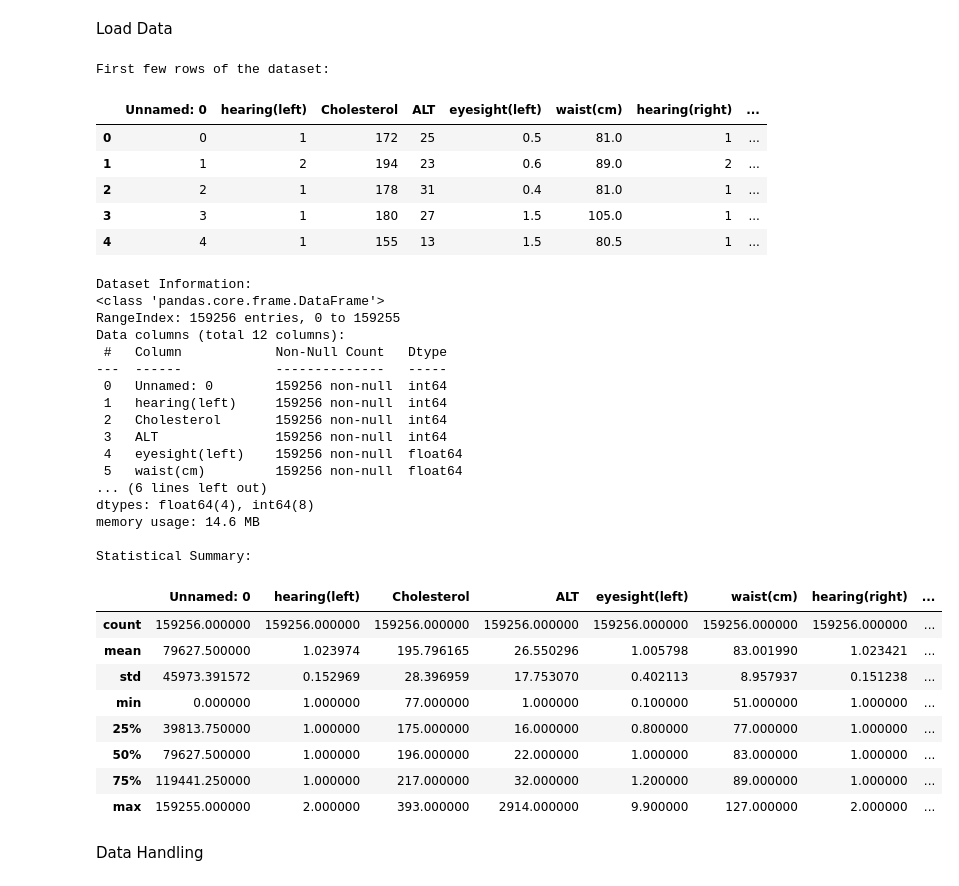
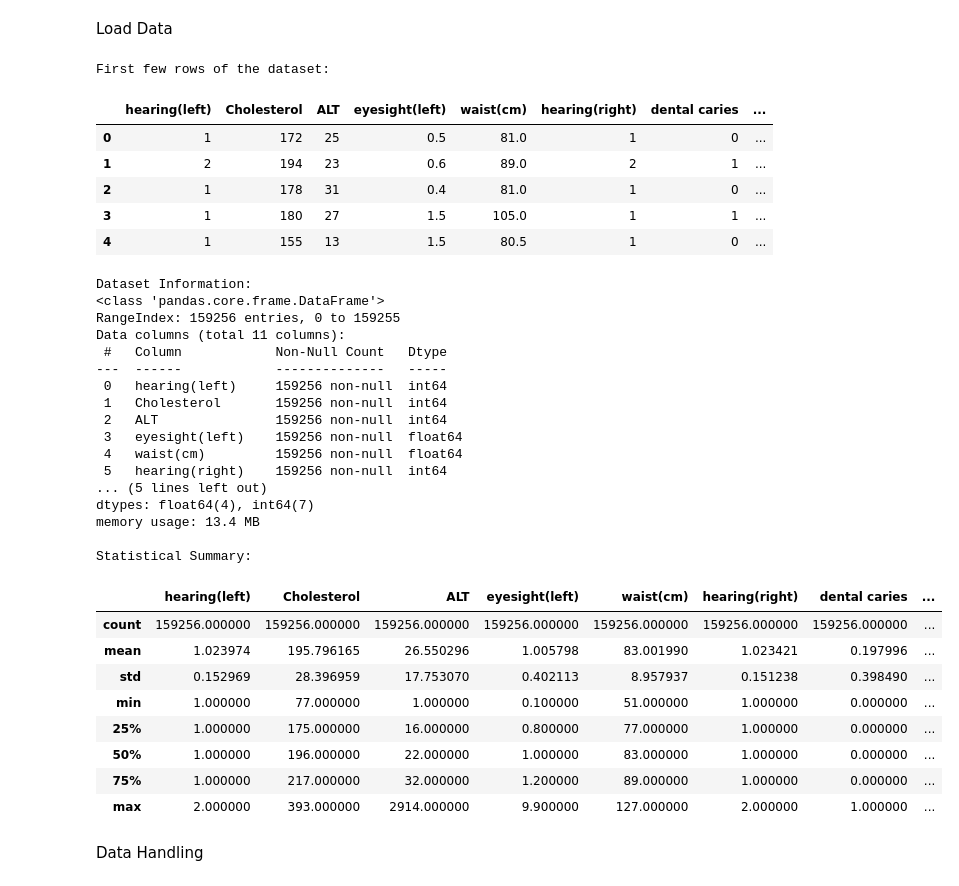
Before and after one commit to perfectdude719/machine_learning, a Jupyter notebook: assignment3/Alaa_Trial.ipynb, the cells around one changed output. Drawn from its saved outputs; the diff is of its cells as text; code cells hidden in the pictures.

```diff
--- a/assignment3/Alaa_Trial.ipynb
+++ b/assignment3/Alaa_Trial.ipynb
@@ -38,52 +63,58 @@ sample_df.to_csv(output_path)   #From HERE YOU CAN SPLIT FOR TRAIN ,VALID AND TE
 Load Data
 # %%
 # Load the dataset
-data = pd.read_csv("MyData.csv")  # Replace with your dataset filename
+data = pd.read_csv("MyData.csv")
+
+# Drop the unnamed first column
+data = data.drop(data.columns[0], axis=1)
+
+# Save the updated dataset back to csv
+data.to_csv("MyData.csv", index=False)
 
 # Display the first few rows
 print("First few rows of the dataset:")
 display(data.head())
 
 # Overview of the dataset
 print("\nDataset Information:")
 data.info()
 
 print("\nStatistical Summary:")
 display(data.describe())
 # %% [output]
 First few rows of the dataset:
-|  | Unnamed: 0 | hearing(left) | Cholesterol | ALT | eyesight(left) | waist(cm) | hearing(right) | ... |
-| 0 | 0 | 1 | 172 | 25 | 0.5 | 81.0 | 1 | ... |
-| 1 | 1 | 2 | 194 | 23 | 0.6 | 89.0 | 2 | ... |
-| 2 | 2 | 1 | 178 | 31 | 0.4 | 81.0 | 1 | ... |
-| 3 | 3 | 1 | 180 | 27 | 1.5 | 105.0 | 1 | ... |
-| 4 | 4 | 1 | 155 | 13 | 1.5 | 80.5 | 1 | ... |
+|  | hearing(left) | Cholesterol | ALT | eyesight(left) | waist(cm) | hearing(right) | dental caries | ... |
+| 0 | 1 | 172 | 25 | 0.5 | 81.0 | 1 | 0 | ... |
+| 1 | 2 | 194 | 23 | 0.6 | 89.0 | 2 | 1 | ... |
+| 2 | 1 | 178 | 31 | 0.4 | 81.0 | 1 | 0 | ... |
+| 3 | 1 | 180 | 27 | 1.5 | 105.0 | 1 | 1 | ... |
+| 4 | 1 | 155 | 13 | 1.5 | 80.5 | 1 | 0 | ... |
 Dataset Information:
 <class 'pandas.core.frame.DataFrame'>
 RangeIndex: 159256 entries, 0 to 159255
-Data columns (total 12 columns):
+Data columns (total 11 columns):
  #   Column            Non-Null Count   Dtype
 ---  ------            --------------   -----
- 0   Unnamed: 0        159256 non-null  int64
- 1   hearing(left)     159256 non-null  int64
- 2   Cholesterol       159256 non-null  int64
- 3   ALT               159256 non-null  int64
- 4   eyesight(left)    159256 non-null  float64
- 5   waist(cm)         159256 non-null  float64
-... (6 lines left out)
-dtypes: float64(4), int64(8)
-memory usage: 14.6 MB
+ 0   hearing(left)     159256 non-null  int64
+ 1   Cholesterol       159256 non-null  int64
+ 2   ALT               159256 non-null  int64
+ 3   eyesight(left)    159256 non-null  float64
+ 4   waist(cm)         159256 non-null  float64
+ 5   hearing(right)    159256 non-null  int64
+... (5 lines left out)
+dtypes: float64(4), int64(7)
+memory usage: 13.4 MB
 
 Statistical Summary:
-|  | Unnamed: 0 | hearing(left) | Cholesterol | ALT | eyesight(left) | waist(cm) | hearing(right) | ... |
+|  | hearing(left) | Cholesterol | ALT | eyesight(left) | waist(cm) | hearing(right) | dental caries | ... |
 | count | 159256.000000 | 159256.000000 | 159256.000000 | 159256.000000 | 159256.000000 | 159256.000000 | 159256.000000 | ... |
-| mean | 79627.500000 | 1.023974 | 195.796165 | 26.550296 | 1.005798 | 83.001990 | 1.023421 | ... |
-| std | 45973.391572 | 0.152969 | 28.396959 | 17.753070 | 0.402113 | 8.957937 | 0.151238 | ... |
-| min | 0.000000 | 1.000000 | 77.000000 | 1.000000 | 0.100000 | 51.000000 | 1.000000 | ... |
-| 25% | 39813.750000 | 1.000000 | 175.000000 | 16.000000 | 0.800000 | 77.000000 | 1.000000 | ... |
-| 50% | 79627.500000 | 1.000000 | 196.000000 | 22.000000 | 1.000000 | 83.000000 | 1.000000 | ... |
-| 75% | 119441.250000 | 1.000000 | 217.000000 | 32.000000 | 1.200000 | 89.000000 | 1.000000 | ... |
-| max | 159255.000000 | 2.000000 | 393.000000 | 2914.000000 | 9.900000 | 127.000000 | 2.000000 | ... |
+| mean | 1.023974 | 195.796165 | 26.550296 | 1.005798 | 83.001990 | 1.023421 | 0.197996 | ... |
+| std | 0.152969 | 28.396959 | 17.753070 | 0.402113 | 8.957937 | 0.151238 | 0.398490 | ... |
+| min | 1.000000 | 77.000000 | 1.000000 | 0.100000 | 51.000000 | 1.000000 | 0.000000 | ... |
+| 25% | 1.000000 | 175.000000 | 16.000000 | 0.800000 | 77.000000 | 1.000000 | 0.000000 | ... |
+| 50% | 1.000000 | 196.000000 | 22.000000 | 1.000000 | 83.000000 | 1.000000 | 0.000000 | ... |
+| 75% | 1.000000 | 217.000000 | 32.000000 | 1.200000 | 89.000000 | 1.000000 | 0.000000 | ... |
+| max | 2.000000 | 393.000000 | 2914.000000 | 9.900000 | 127.000000 | 2.000000 | 1.000000 | ... |
 # %% [markdown]
 Data Handling
 # %%
```
Also changed, not shown: parts of 4 cells of this notebook, 1 other file.
